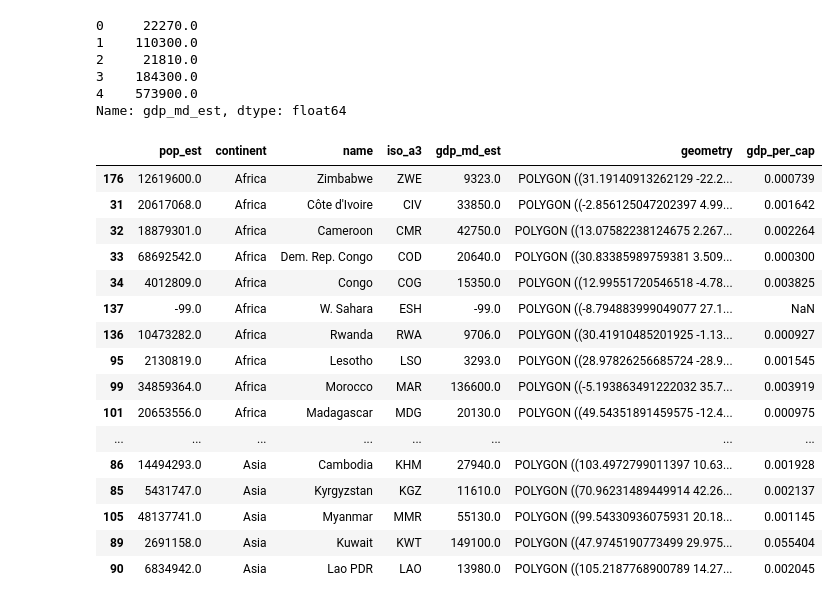
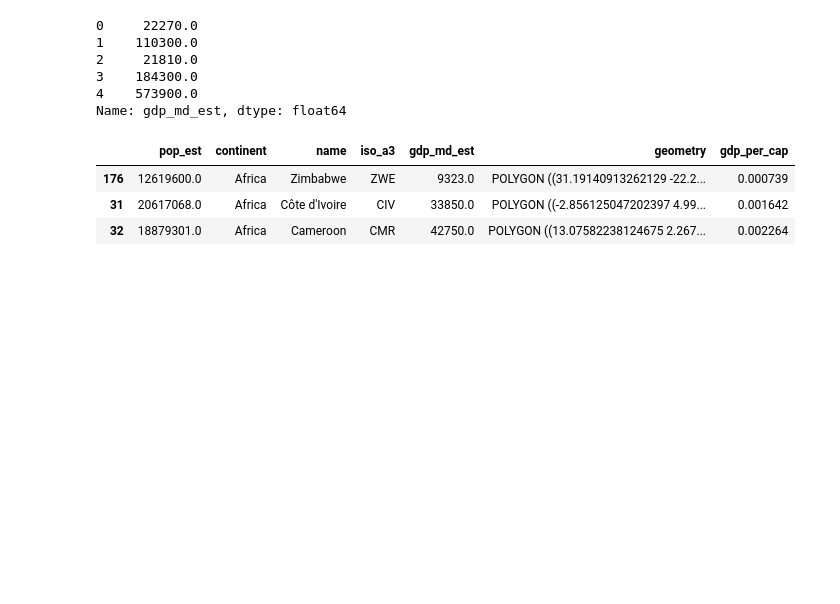
Before and after one commit to mariejohnson/spatial_analysis, a Jupyter notebook: gdp_tut.ipynb, the cells around one changed output. Cells and saved outputs as stored; diff of their text form; code cells hidden in the pictures; blank space fills up the shorter version.

```diff
--- a/gdp_tut.ipynb
+++ b/gdp_tut.ipynb
@@ -24,7 +22,8 @@ world.plot();
 # %%
-# world = world[(world.pop_est>0) & (world.name!="Antarctica")]
+world = world[(world.pop_est>0) & (world.name!="Antarctica")]
+# I think it might just be better to do it their way, some issue with copy
 # not including Antarctica
 # I'm going to change this from creating another variable world to decrease confusion
-new_world = world[(world.pop_est>0) & (world.name!="Antarctica")]
+# new_world = world[(world.pop_est>0) & (world.name!="Antarctica")]
 # I think we need world[(world.pop... etc)] because we are performing an operation on it
 # %%
@@ -45,26 +44,12 @@ print(new_world.gdp_md_est.head())
 3    184300.0
 4    573900.0
 Name: gdp_md_est, dtype: float64
-# %%
-world['gdp_per_cap'] = new_world.gdp_md_est / new_world.pop_est
-# this still has antarctica in it but with a NaN for gdp_per_cap
+# %%
+world['gdp_per_cap'] = world.gdp_md_est / world.pop_est
 # %%
-world.sort_values(by='continent', ascending=True).head(60)
+world.sort_values(by='continent', ascending=True).head(3)
 # %% [output]
 |  | pop_est | continent | name | iso_a3 | gdp_md_est | geometry | gdp_per_cap |
 | 176 | 12619600.0 | Africa | Zimbabwe | ZWE | 9323.0 | POLYGON ((31.19140913262129 -22.2... | 0.000739 |
 | 31 | 20617068.0 | Africa | Côte d'Ivoire | CIV | 33850.0 | POLYGON ((-2.856125047202397 4.99... | 0.001642 |
 | 32 | 18879301.0 | Africa | Cameroon | CMR | 42750.0 | POLYGON ((13.07582238124675 2.267... | 0.002264 |
-| 33 | 68692542.0 | Africa | Dem. Rep. Congo | COD | 20640.0 | POLYGON ((30.83385989759381 3.509... | 0.000300 |
-| 34 | 4012809.0 | Africa | Congo | COG | 15350.0 | POLYGON ((12.99551720546518 -4.78... | 0.003825 |
-| 137 | -99.0 | Africa | W. Sahara | ESH | -99.0 | POLYGON ((-8.794883999049077 27.1... | NaN |
-| 136 | 10473282.0 | Africa | Rwanda | RWA | 9706.0 | POLYGON ((30.41910485201925 -1.13... | 0.000927 |
-| 95 | 2130819.0 | Africa | Lesotho | LSO | 3293.0 | POLYGON ((28.97826256685724 -28.9... | 0.001545 |
-| 99 | 34859364.0 | Africa | Morocco | MAR | 136600.0 | POLYGON ((-5.193863491222032 35.7... | 0.003919 |
-| 101 | 20653556.0 | Africa | Madagascar | MDG | 20130.0 | POLYGON ((49.54351891459575 -12.4... | 0.000975 |
-| ... | ... | ... | ... | ... | ... | ... | ... |
-| 86 | 14494293.0 | Asia | Cambodia | KHM | 27940.0 | POLYGON ((103.4972799011397 10.63... | 0.001928 |
-| 85 | 5431747.0 | Asia | Kyrgyzstan | KGZ | 11610.0 | POLYGON ((70.96231489449914 42.26... | 0.002137 |
-| 105 | 48137741.0 | Asia | Myanmar | MMR | 55130.0 | POLYGON ((99.54330936075931 20.18... | 0.001145 |
-| 89 | 2691158.0 | Asia | Kuwait | KWT | 149100.0 | POLYGON ((47.9745190773499 29.975... | 0.055404 |
-| 90 | 6834942.0 | Asia | Lao PDR | LAO | 13980.0 | POLYGON ((105.2187768900789 14.27... | 0.002045 |
```
Also changed, not shown: parts of 37 cells of this notebook.
